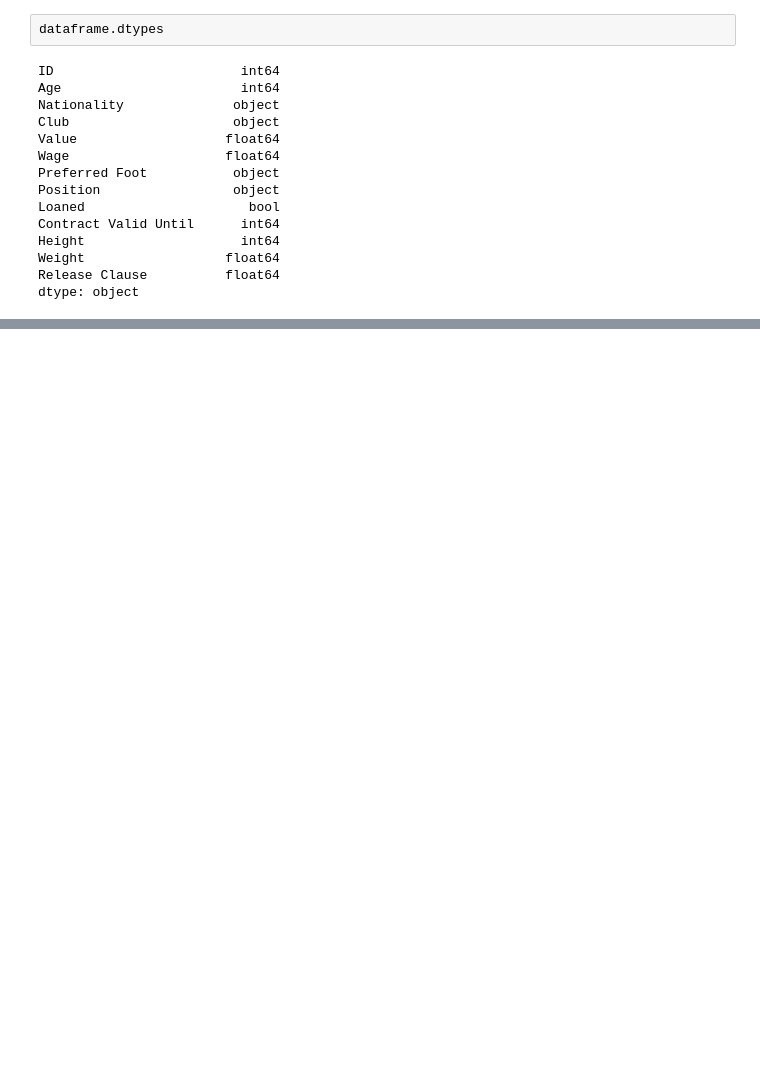
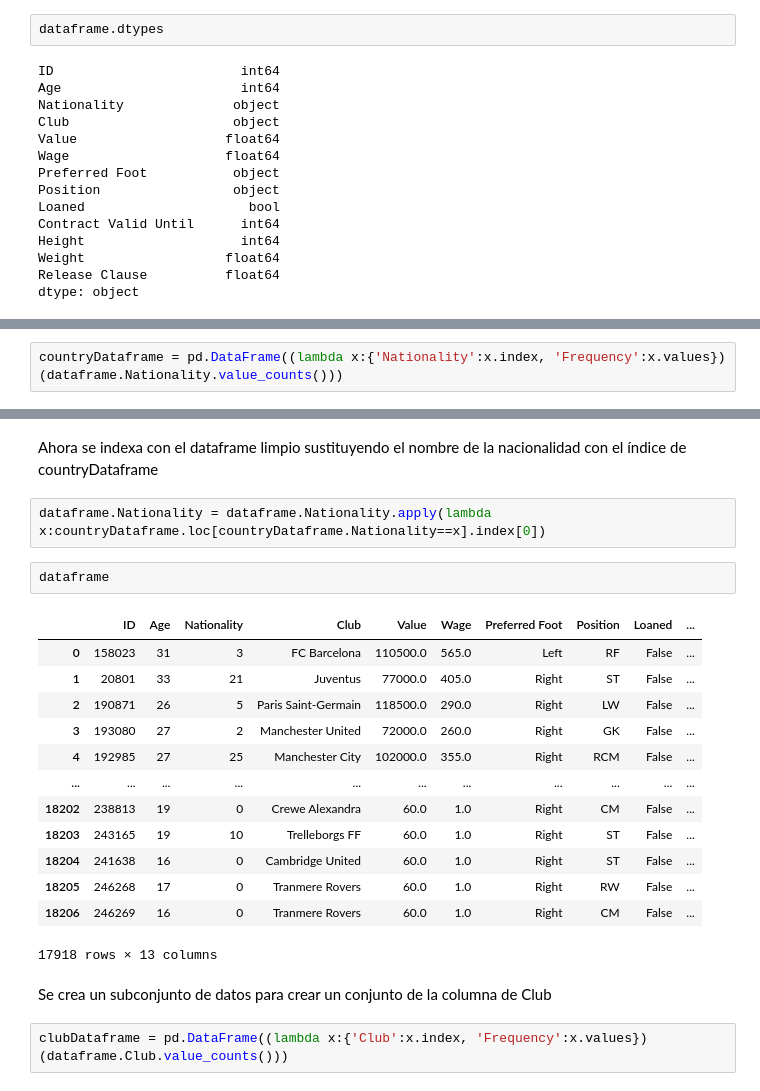
Before and after one commit to GAPPLabs/DataScienceProject, a Jupyter notebook: Proyecto.ipynb, the cells around one changed output, grey strips where cells are left out. Cells and saved outputs as stored; diff of their text form; blank space fills up the shorter version.

Commit message:
dataframes per feature created but normalized in dataframe

```diff
--- a/Proyecto.ipynb
+++ b/Proyecto.ipynb
@@ -435,0 +468,2 @@ dtype: object
+# %%
+countryDataframe = pd.DataFrame((lambda x:{'Nationality':x.index, 'Frequency':x.values})(dataframe.Nationality.value_counts()))
@@ -435,0 +484,24 @@ dtype: object
+# %% [markdown]
+Ahora se indexa con el dataframe limpio sustituyendo el nombre de la nacionalidad con el índice de countryDataframe
+# %%
+dataframe.Nationality = dataframe.Nationality.apply(lambda x:countryDataframe.loc[countryDataframe.Nationality==x].index[0])
+# %%
+dataframe
+# %% [output]
+|  | ID | Age | Nationality | Club | Value | Wage | Preferred Foot | Position | Loaned | ... |
+| 0 | 158023 | 31 | 3 | FC Barcelona | 110500.0 | 565.0 | Left | RF | False | ... |
+| 1 | 20801 | 33 | 21 | Juventus | 77000.0 | 405.0 | Right | ST | False | ... |
+| 2 | 190871 | 26 | 5 | Paris Saint-Germain | 118500.0 | 290.0 | Right | LW | False | ... |
+| 3 | 193080 | 27 | 2 | Manchester United | 72000.0 | 260.0 | Right | GK | False | ... |
+| 4 | 192985 | 27 | 25 | Manchester City | 102000.0 | 355.0 | Right | RCM | False | ... |
+| ... | ... | ... | ... | ... | ... | ... | ... | ... | ... | ... |
+| 18202 | 238813 | 19 | 0 | Crewe Alexandra | 60.0 | 1.0 | Right | CM | False | ... |
+| 18203 | 243165 | 19 | 10 | Trelleborgs FF | 60.0 | 1.0 | Right | ST | False | ... |
+| 18204 | 241638 | 16 | 0 | Cambridge United | 60.0 | 1.0 | Right | ST | False | ... |
+| 18205 | 246268 | 17 | 0 | Tranmere Rovers | 60.0 | 1.0 | Right | RW | False | ... |
+| 18206 | 246269 | 16 | 0 | Tranmere Rovers | 60.0 | 1.0 | Right | CM | False | ... |
+17918 rows × 13 columns
+# %% [markdown]
+Se crea un subconjunto de datos para crear un conjunto de la columna de Club
+# %%
+clubDataframe = pd.DataFrame((lambda x:{'Club':x.index, 'Frequency':x.values})(dataframe.Club.value_counts()))
```
Also changed, not shown: parts of 30 cells of this notebook.
